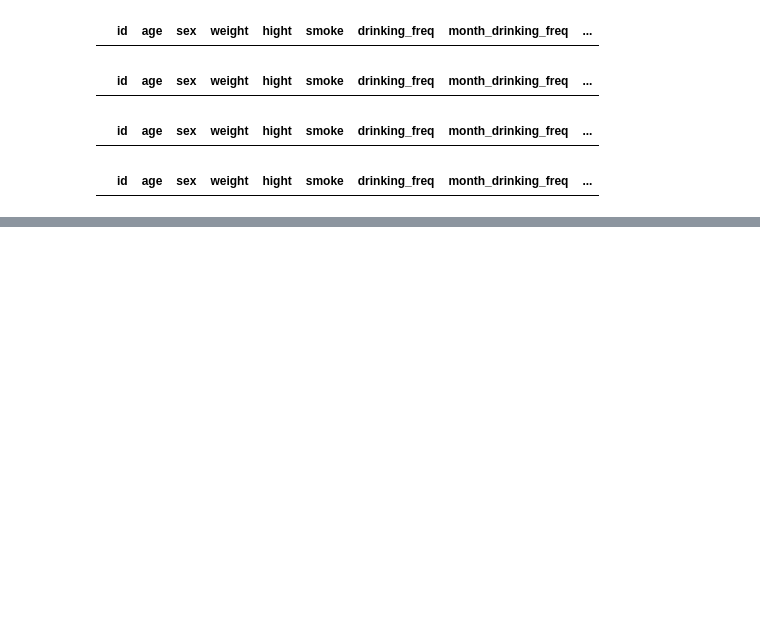
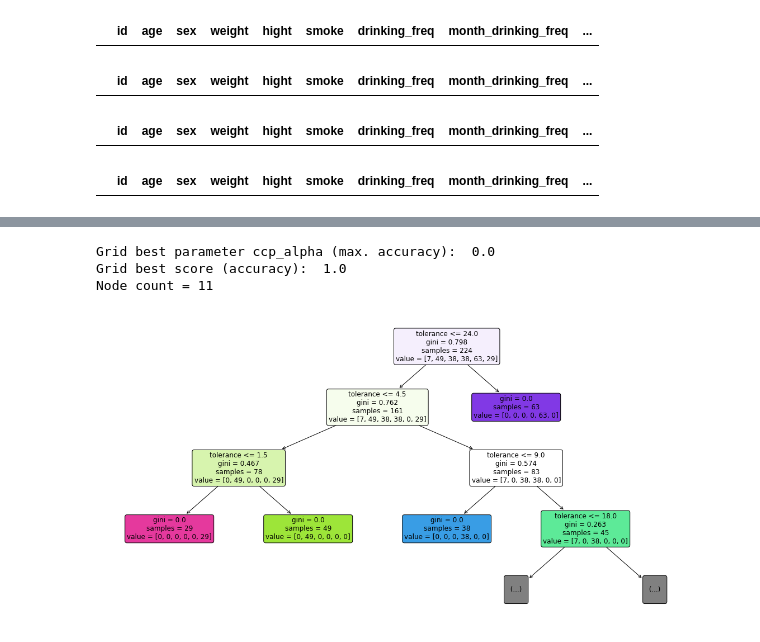
Before and after one commit to lxzhe718-1935368/Alcohol-Tolerance-Prediction, a Jupyter notebook: final_project.ipynb, the cells around one changed output, grey strips where cells are left out. Drawn from its saved outputs; the diff is of its cells as text; code cells hidden in the pictures; blank space fills up the shorter version.

```diff
--- a/final_project.ipynb
+++ b/final_project.ipynb
@@ -204,0 +175,13 @@ df[df["tolerance"] == 100]
+# %%
+
+grid_values = {'max_features': np.linspace(1,16,16, dtype='int32'),
+               'min_samples_leaf': [5],
+               'n_estimators': [500],
+               'random_state': [88]}
+
+rf = RandomForestClassifier()
+
+# use 5-fold cross validation
+cv = KFold(n_splits=5, shuffle=True)
+rf_cv = GridSearchCV(rf, param_grid=grid_values, scoring='accuracy', cv=cv,verbose=2)
+rf_cv.fit(x_train, y_train)
@@ -204,0 +239,15 @@ df[df["tolerance"] == 100]
+# %%
+grid_values = {'ccp_alpha': np.linspace(0, 0.10, 201),# the choice of alpha, ranging from 0 to 0.2
+               'min_samples_leaf': [5],
+               'min_samples_split': [20],
+               'max_depth': [30],
+               'random_state': [88]}
+
+
+dtc = DecisionTreeClassifier()
+
+cv = KFold(n_splits=5,shuffle=True)
+
+dtc_cv_acc = GridSearchCV(dtc, param_grid = grid_values, scoring = 'accuracy', cv=cv, verbose=1)
+
+dtc_cv_acc.fit(x_train, y_train)
@@ -204,0 +272,19 @@ df[df["tolerance"] == 100]
+# %%
+print('Grid best parameter ccp_alpha (max. accuracy): ', dtc_cv_acc.best_params_['ccp_alpha'])
+print('Grid best score (accuracy): ', dtc_cv_acc.best_score_)
+print('Node count =', dtc_cv_acc.best_estimator_.tree_.node_count)
+
+plt.figure(figsize=(20,10))
+plot_tree(dtc_cv_acc.best_estimator_,
+          feature_names=x_train.columns,
+          filled=True,
+          impurity=True,
+          rounded=True,
+          fontsize=12,
+          max_depth=3)
+plt.show()
+# %% [output]
+Grid best parameter ccp_alpha (max. accuracy):  0.0
+Grid best score (accuracy):  1.0
+Node count = 11
+[figure, added]
```
Also changed, not shown: parts of 31 cells of this notebook, 2 other files.
